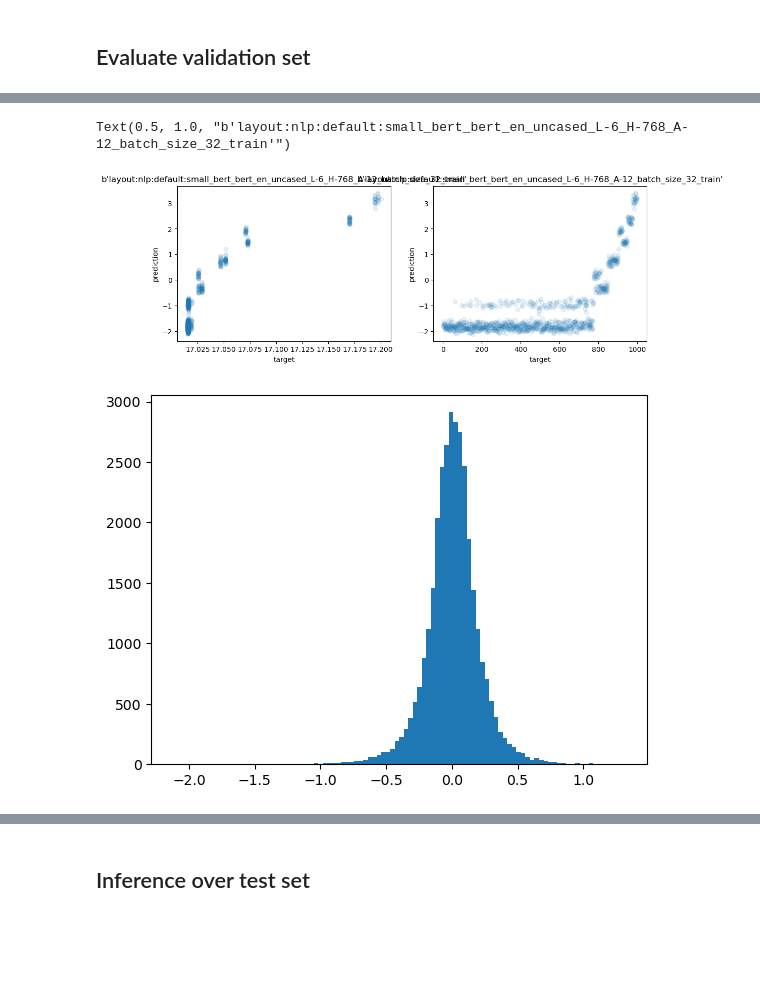
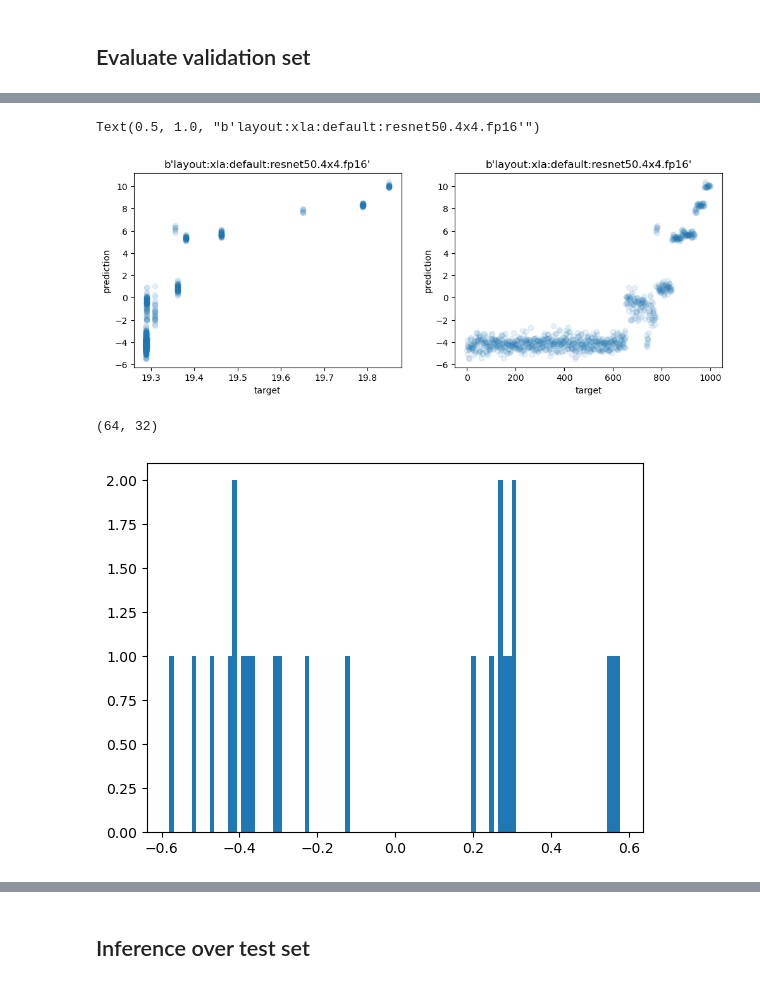
Before and after one commit to ignacioreyes/kaggle_model_runtime, a Jupyter notebook: train_layout.ipynb, the cells around one changed output, grey strips where cells are left out. Drawn from its saved outputs; the diff is of its cells as text; code cells hidden in the pictures; blank space fills up the shorter version.

```diff
--- a/train_layout.ipynb
+++ b/train_layout.ipynb
@@ -14,10 +14,10 @@ To enable the following instructions: AVX2 FMA, in other operations, rebuild Ten
 # %%
-batch_size = 128
+batch_size = 160
 dataset_take = 1000
 learning_rate = 1.5e-3
 batch_per_file_size = 8
 node_embedding_size = 15
-layers = [96, 48, 32, 32, 24]
+layers = [128, 64, 32, 64, 24]
 
 dataset = LayoutDataset(
     batch_size, dataset_take,
@@ -51,7 +51,9 @@ mlp = LayoutMLP(
     validations_without_improvement=5,
     layer_sizes=layers,
     loss='pairwise_hinge',
-    n_siblings=dataset.n_siblings
+    n_siblings=dataset.n_siblings,
+    l1_multiplier=2e-8,
+    output_name='layout_none_11_12_03_15'
 )
 # %%
 mlp.train(dataset, None)
@@ -148,9 +160,13 @@ plt.ylabel('prediction')
 plt.title(graph_id)
 #plt.colorbar()
 # %% [output]
-Text(0.5, 1.0, "b'layout:nlp:default:small_bert_bert_en_uncased_L-6_H-768_A-12_batch_size_32_train'")
+Text(0.5, 1.0, "b'layout:xla:default:resnet50.4x4.fp16'")
-[figure, old version]
+[figure, new version]
+# %%
+mlp.dense_layer_node_3.kernel.numpy().shape
+# %% [output]
+(64, 32)
 # %%
-plt.hist(mlp.dense_layer_node_1.kernel.numpy().flatten(), bins=100);
+plt.hist(mlp.dense_layer_global_3.kernel.numpy().flatten(), bins=100);
 # %% [output]
-[figure, old version]
+[figure, new version]
```
Also changed, not shown: parts of 22 cells of this notebook, 2 other files.
